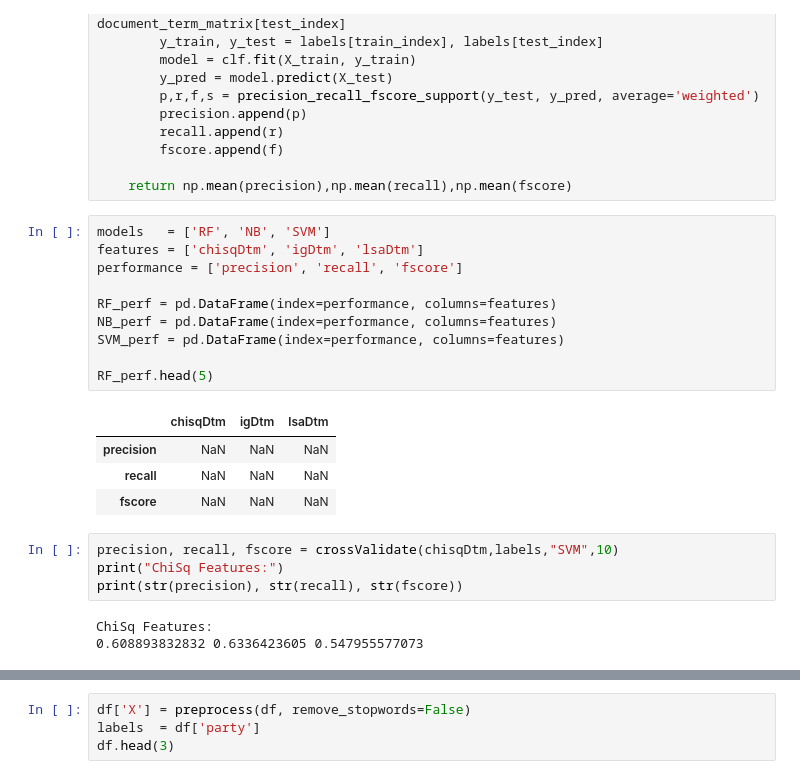
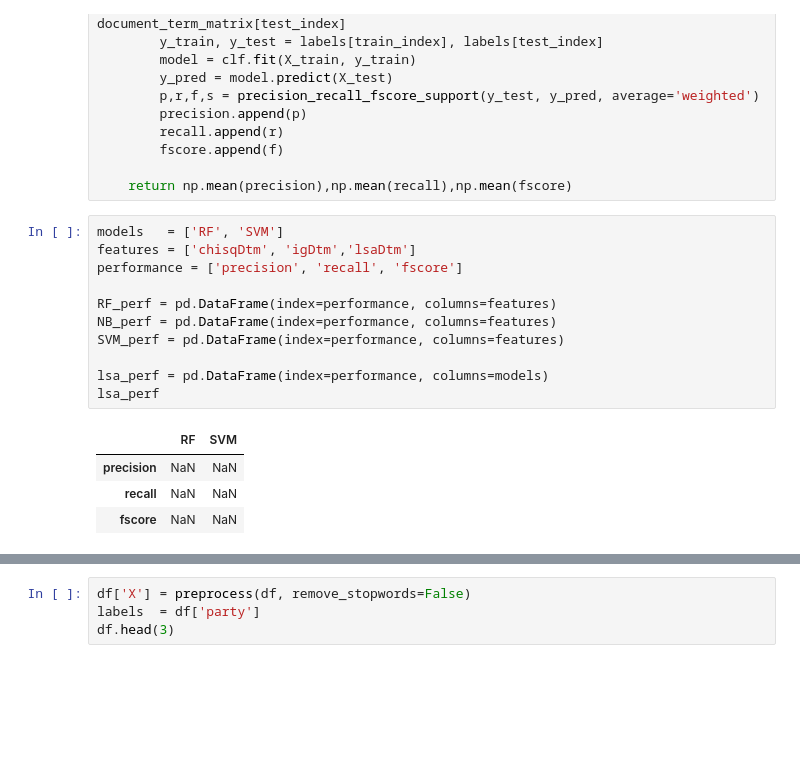
Before and after one commit to carriegardner428/2016-Election-Project, a Jupyter notebook: Election Notebook.ipynb, the cells around one changed output, grey strips where cells are left out. Cells and saved outputs as stored; diff of their text form; blank space fills up the shorter version.

```diff
--- a/Election Notebook.ipynb
+++ b/Election Notebook.ipynb
@@ -249,24 +249,18 @@ def crossValidate(document_term_matrix,labels,classifier="SVM",nfold=3):
 
     return np.mean(precision),np.mean(recall),np.mean(fscore)
 # %%
-models   = ['RF', 'NB', 'SVM']
-features = ['chisqDtm', 'igDtm', 'lsaDtm']
+models   = ['RF', 'SVM']
+features = ['chisqDtm', 'igDtm','lsaDtm']
 performance = ['precision', 'recall', 'fscore']
 
 RF_perf = pd.DataFrame(index=performance, columns=features)
 NB_perf = pd.DataFrame(index=performance, columns=features)
 SVM_perf = pd.DataFrame(index=performance, columns=features)
 
-RF_perf.head(5)
+lsa_perf = pd.DataFrame(index=performance, columns=models)
+lsa_perf
 # %% [output]
-|  | chisqDtm | igDtm | lsaDtm |
-| precision | NaN | NaN | NaN |
-| recall | NaN | NaN | NaN |
-| fscore | NaN | NaN | NaN |
+|  | RF | SVM |
+| precision | NaN | NaN |
+| recall | NaN | NaN |
+| fscore | NaN | NaN |
-# %%
-precision, recall, fscore = crossValidate(chisqDtm,labels,"SVM",10)
-print("ChiSq Features:")
-print(str(precision), str(recall), str(fscore))
-# %% [output]
-ChiSq Features:
-0.608893832832 0.6336423605 0.547955577073
```
Also changed, not shown: parts of 12 cells of this notebook, 1 other file.
